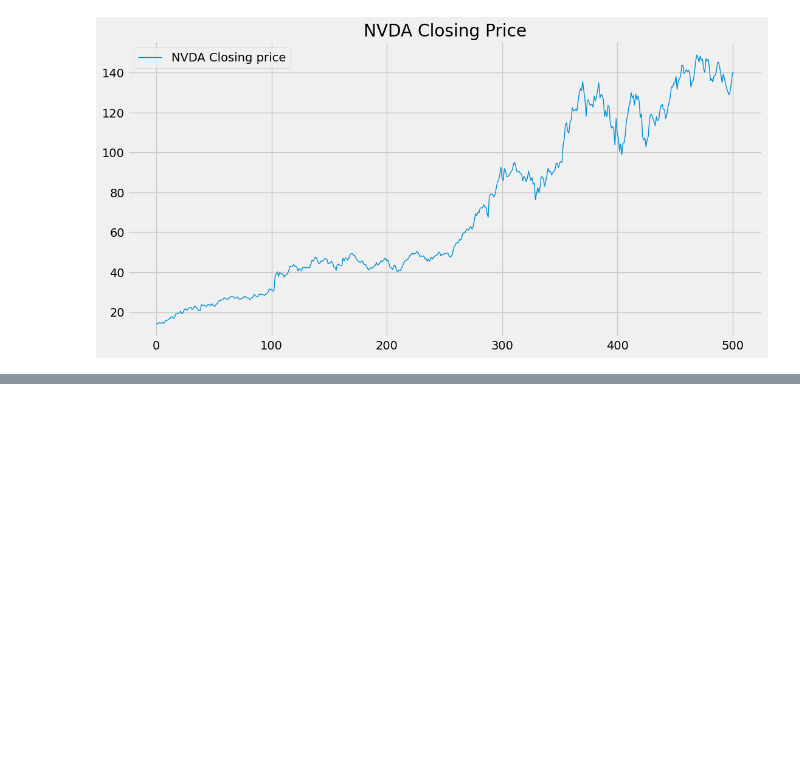
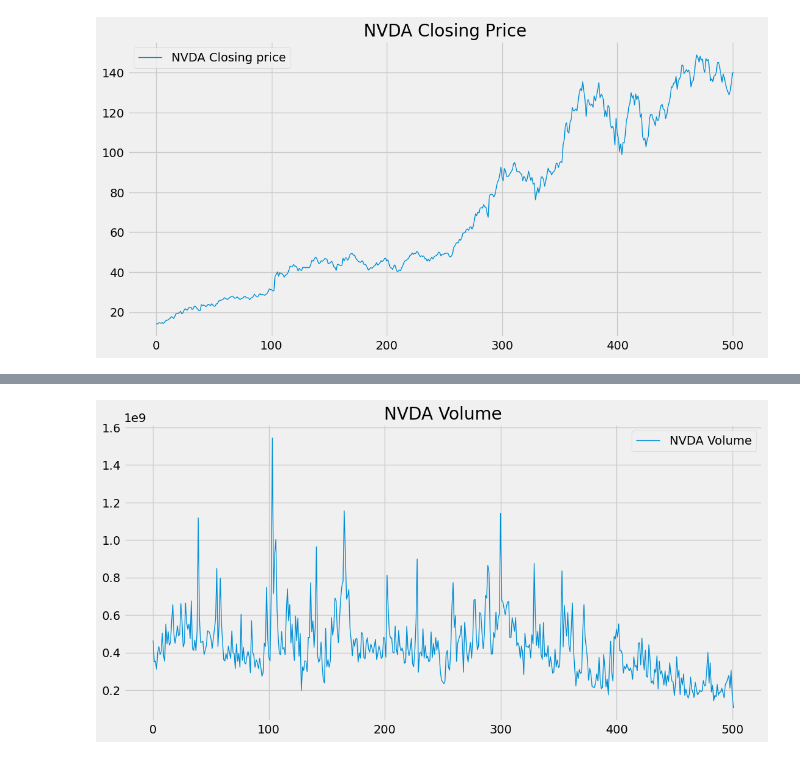
Before and after one commit to Hctor11/stock-trend-prediction, a Jupyter notebook: notebooks/stock-predictions.ipynb, the cells around one changed output, grey strips where cells are left out. Drawn from its saved outputs; the diff is of its cells as text; code cells hidden in the pictures; blank space fills up the shorter version.

```diff
--- a/notebooks/stock-predictions.ipynb
+++ b/notebooks/stock-predictions.ipynb
@@ -121,0 +135,11 @@ plt.show()
+# %%
+# VOLUME OVER TIME
+
+
+plt.figure(figsize=(12,6))
+plt.plot(data['Volume'], label = f'{stock} Volume', linewidth= 1)
+plt.title(f'{stock} Volume')
+plt.legend()
+plt.show()
+# %% [output]
+[figure, added]
```
Also changed, not shown: parts of 4 cells of this notebook.
